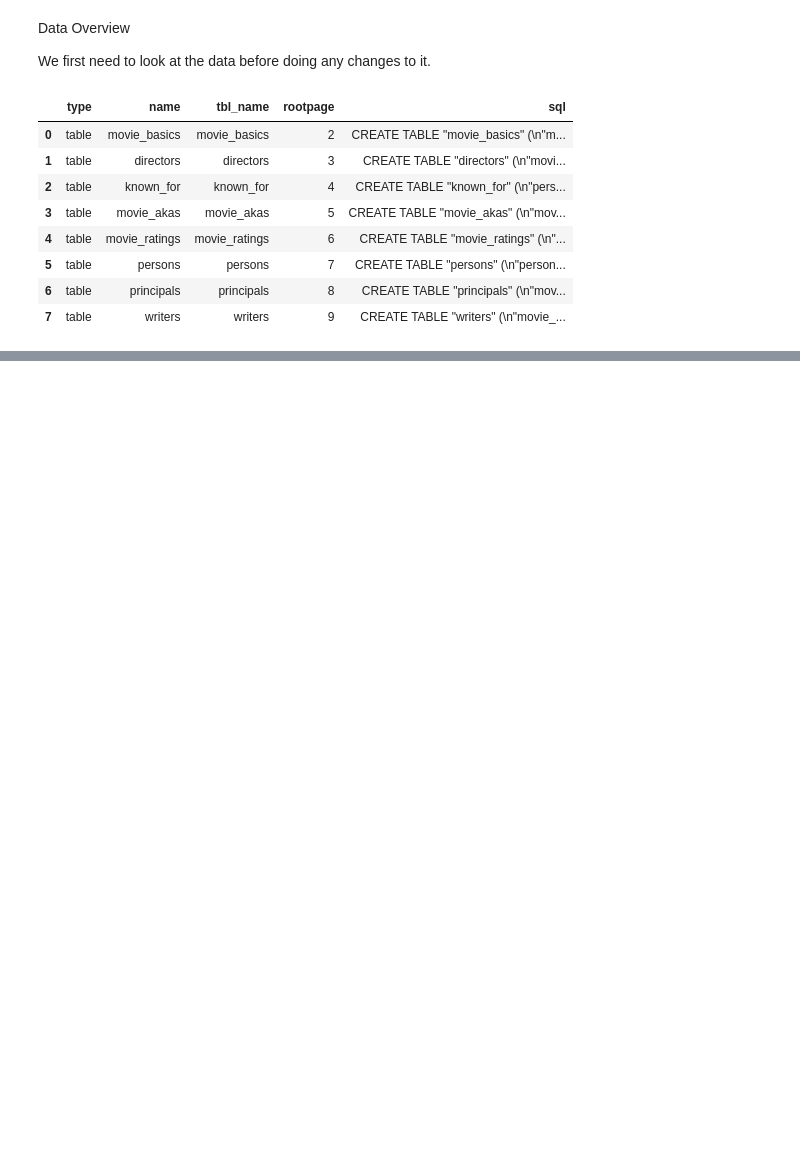
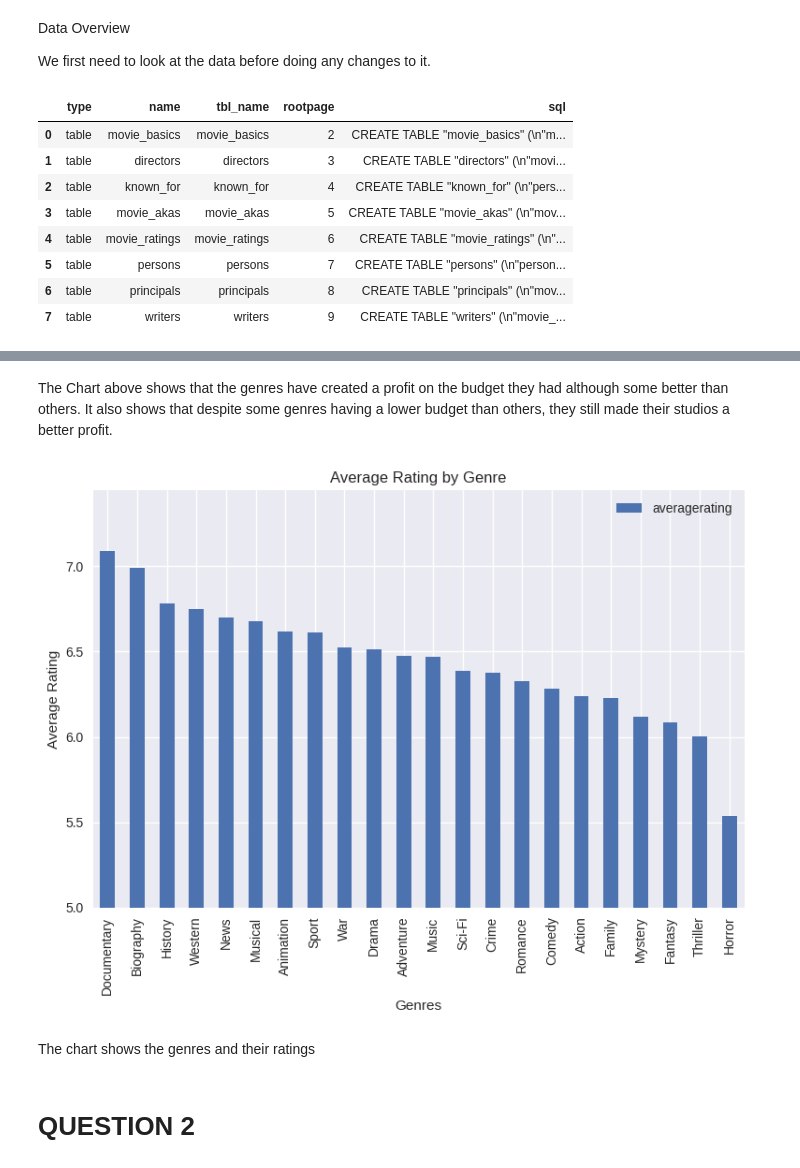
Before and after one commit to user-zak/phase-1-project, a Jupyter notebook: index.ipynb, the cells around one changed output, grey strips where cells are left out. Drawn from its saved outputs; the diff is of its cells as text; code cells hidden in the pictures; blank space fills up the shorter version.

```diff
--- a/index.ipynb
+++ b/index.ipynb
@@ -90,0 +308,2 @@ movie_imdb
+# %%
+v_df.dropna(subset = 'runtime_minutes',inplace=True)
@@ -90,0 +315,5 @@ movie_imdb
+# %%
+# The ratings are next
+r = ['new_genres','averagerating']
+h_df = v_df[r]
+h_df = h_df.groupby('new_genres').mean('averagerating').sort_values('averagerating', ascending=False).reset_index()
@@ -90,0 +374,19 @@ movie_imdb
+# %% [markdown]
+The Chart above shows that the genres have created a profit on the budget they had although some better than others.
+It also shows that despite some genres having a lower budget than others, they still made their studios a better profit.
+# %%
+h_df.plot.bar(x='new_genres', y='averagerating')
+plt.xlabel('Genres')
+plt.ylabel('Average Rating')
+plt.title('Average Rating by Genre')
+plt.xticks(rotation=90)
+plt.ylim(5, None)
+# Display the chart
+plt.style.use('seaborn')
+plt.show()
+# %% [output]
+[figure, added]
+# %% [markdown]
+The chart shows the genres and their ratings
+# %% [markdown]
+# QUESTION 2
```
Also changed, not shown: parts of 64 cells of this notebook, 1 other file.
